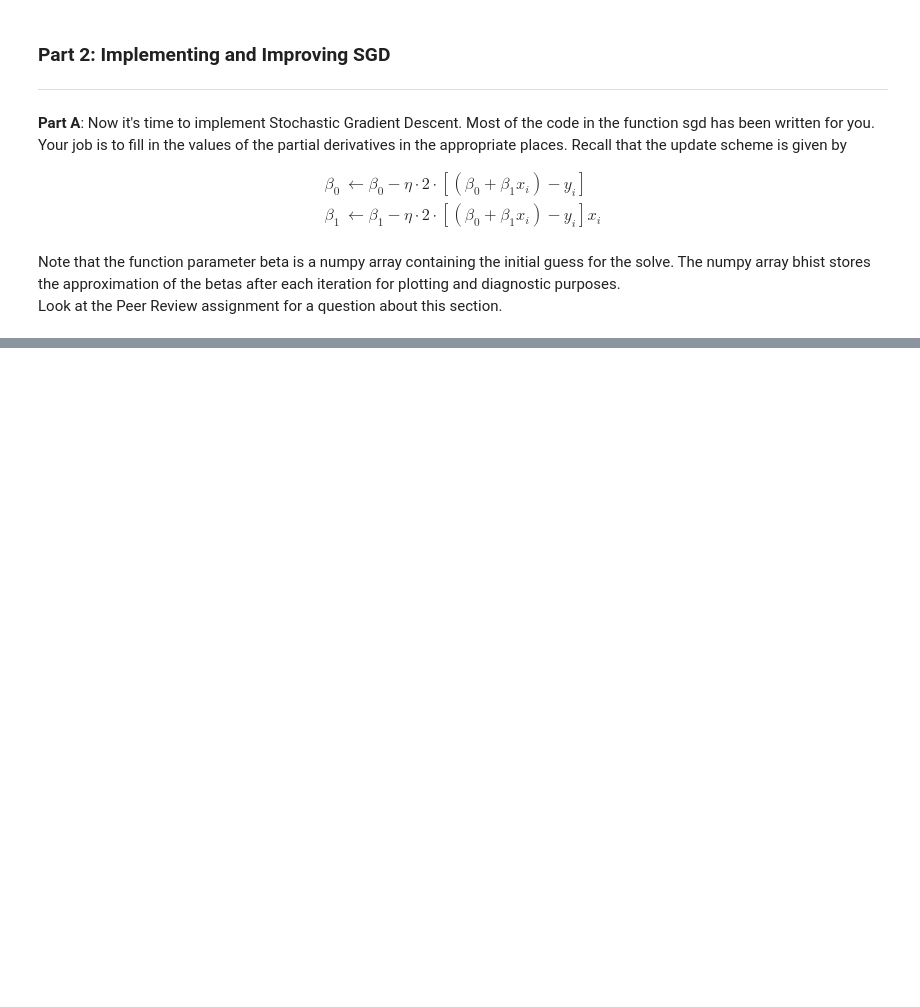
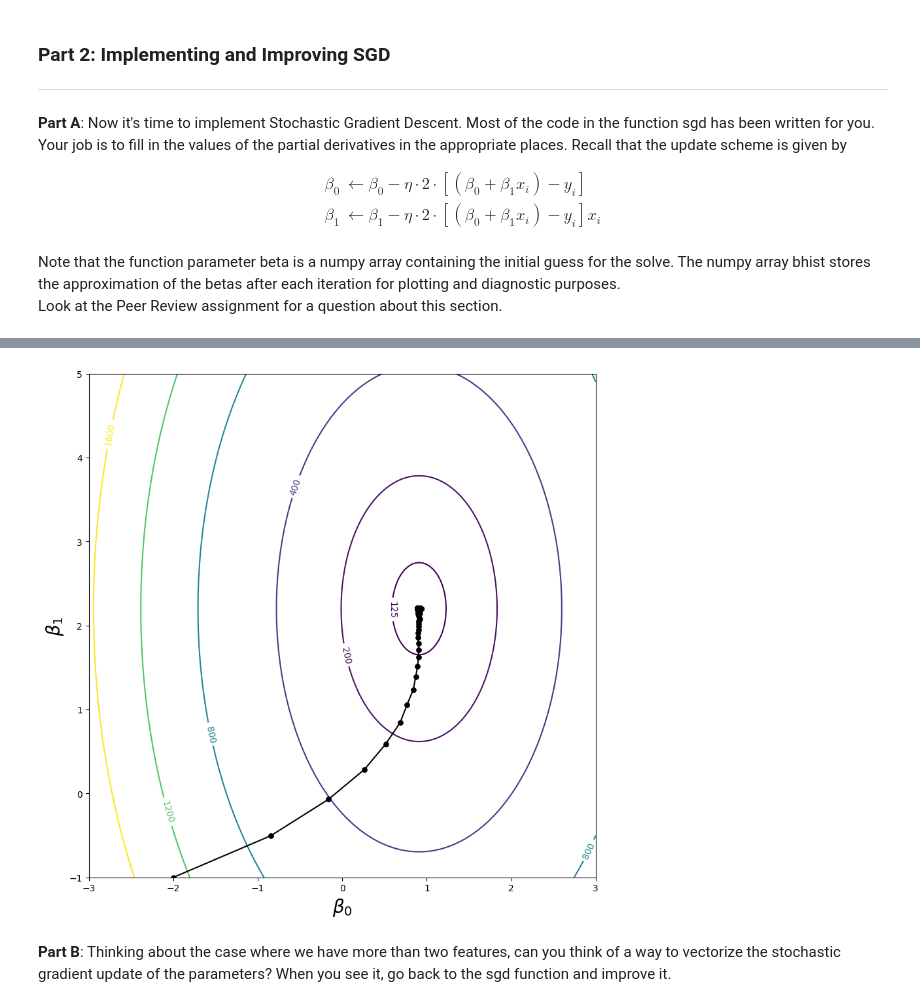
Before and after one commit to yasuomaidana/introduction-to-machine-learning, a Jupyter notebook: Deep Learning/Stochastic Gradient Descent/Stochastic Gradient Descent.ipynb, the cells around one changed output, grey strips where cells are left out. Drawn from its saved outputs; the diff is of its cells as text; code cells hidden in the pictures; blank space fills up the shorter version.

```diff
--- a/Deep Learning/Stochastic Gradient Descent/Stochastic Gradient Descent.ipynb
+++ b/Deep Learning/Stochastic Gradient Descent/Stochastic Gradient Descent.ipynb
@@ -111,0 +161,11 @@ Look at the Peer Review assignment for a question about this section.
+# %%
+# Start at (-2,1)
+beta_start = np.array([-2.0, -1.0])
+
+# Training
+%time bhist = sgd(X_train, y_train, beta=beta_start, eta=0.0025, num_epochs=1000) # old = 0.0025
+
+# Print and Plot
+print("beta_0 = {:.5f}, beta_1 = {:.5f}".format(bhist[-1][0], bhist[-1][1]))
+plotsurface(X_train, y_train, bhist=bhist)
+# %% [output]
@@ -111,0 +175,3 @@ Look at the Peer Review assignment for a question about this section.
+[figure, added]
+# %% [markdown]
+**Part B**: Thinking about the case where we have more than two features, can you think of a way to vectorize the stochastic gradient update of the parameters? When you see it, go back to the sgd function and improve it.
```
Also changed, not shown: parts of 8 cells of this notebook.
